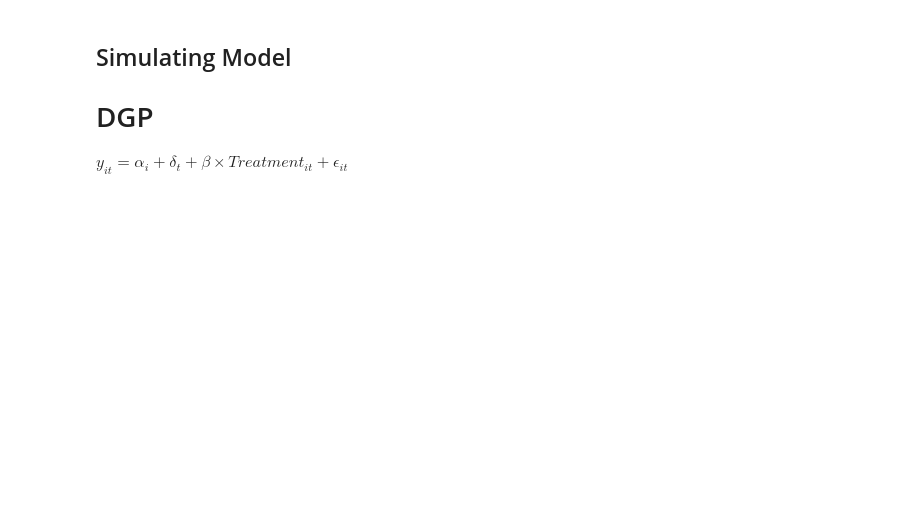
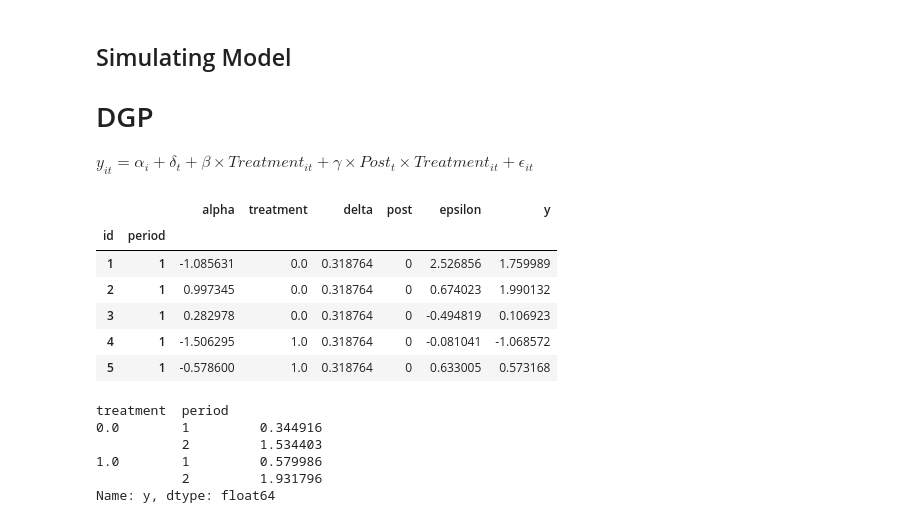
Before and after one commit to paulaleoni/LMCP, a Jupyter notebook: src/simulation.ipynb, the cells around one changed output. Cells and saved outputs as stored; diff of their text form; code cells hidden in the pictures; blank space fills up the shorter version.

```diff
--- a/src/simulation.ipynb
+++ b/src/simulation.ipynb
@@ -2,7 +2,7 @@
 ## Simulating Model
 
 # DGP
-$ y_{it} = \alpha_i + \delta_t + \beta \times Treatment_{it} + \epsilon_{it} $
+$ y_{it} = \alpha_i + \delta_t + \beta \times Treatment_{it} + \gamma \times Post_{t} \times Treatment_{it}+ \epsilon_{it} $
 # %%
 import numpy as np
 import pandas as pd
@@ -41,5 +51,24 @@ df['delta'] = df['period'].apply(lambda row: delta[row-1])
 # %%
 # generate epsilon
 df['epsilon'] = 0 * df['alpha'] + 0 * df['treatment'] + np.random.randn(N *T)
-# calculate y
-df['y'] = df['alpha'] + df['delta'] + beta * df['treatment'] + df['epsilon']
+# calculate y : !!! I scale down the delta for a nicer graph
+df['y'] = df['alpha'] + df['delta'] + beta * df['treatment'] + gamma * df['treatment'] * df['post'] + df['epsilon']
+df.head()
+# %% [output]
+|  |  | alpha | treatment | delta | post | epsilon | y |
+| id | period |  |  |  |  |  |  |
+| 1 | 1 | -1.085631 | 0.0 | 0.318764 | 0 | 2.526856 | 1.759989 |
+| 2 | 1 | 0.997345 | 0.0 | 0.318764 | 0 | 0.674023 | 1.990132 |
+| 3 | 1 | 0.282978 | 0.0 | 0.318764 | 0 | -0.494819 | 0.106923 |
+| 4 | 1 | -1.506295 | 1.0 | 0.318764 | 0 | -0.081041 | -1.068572 |
+| 5 | 1 | -0.578600 | 1.0 | 0.318764 | 0 | 0.633005 | 0.573168 |
+# %%
+tab = df.groupby(['treatment','period'])['y'].mean()
+tab
+# %% [output]
+treatment  period
+0.0        1         0.344916
+           2         1.534403
+1.0        1         0.579986
+           2         1.931796
+Name: y, dtype: float64
```
Also changed, not shown: parts of 8 cells of this notebook.
